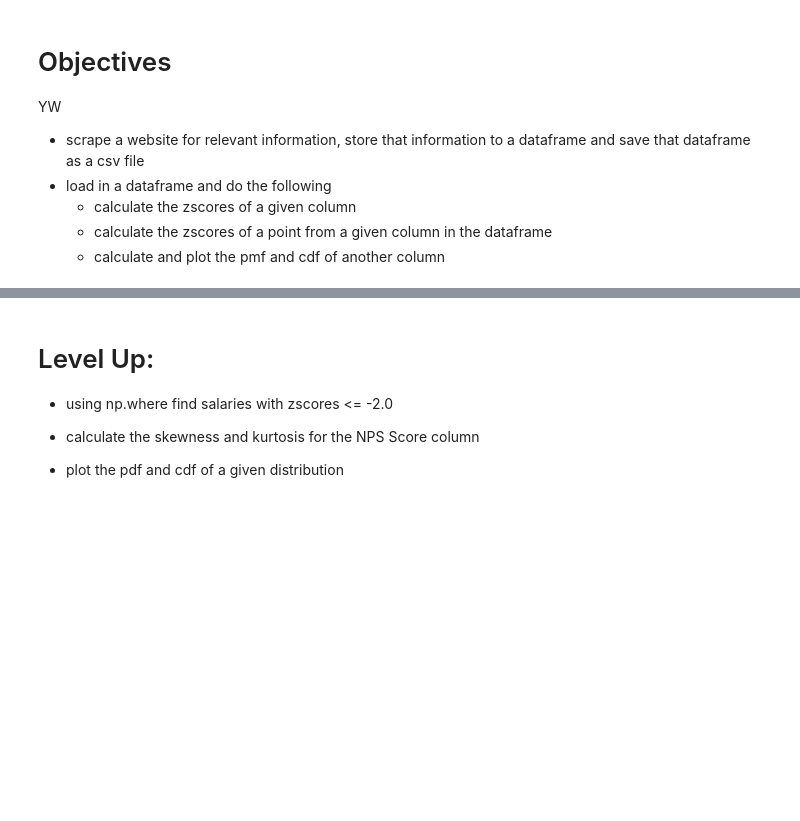
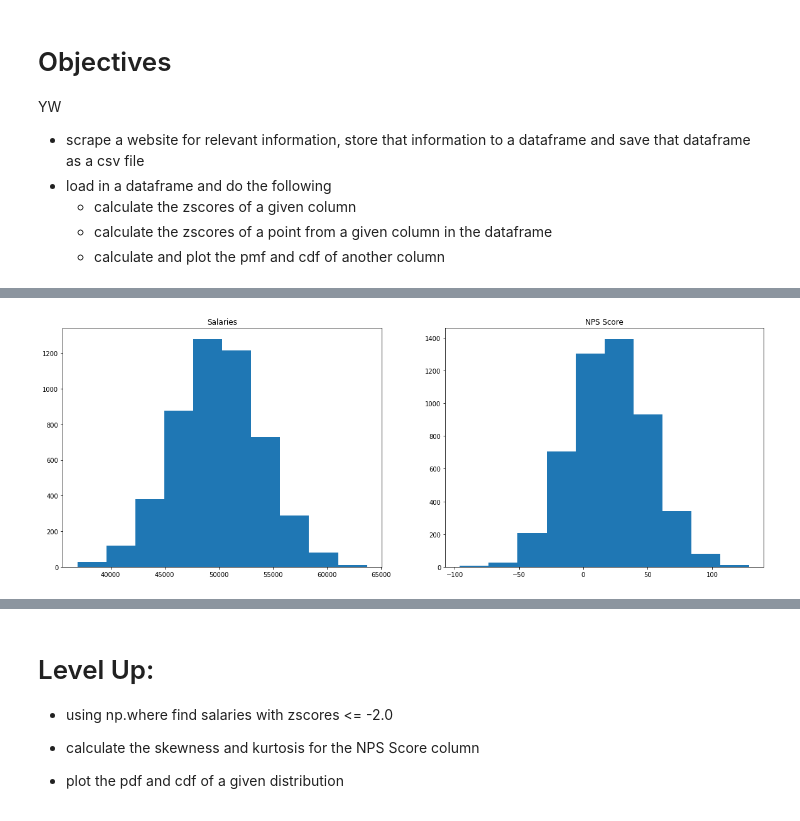
Before and after one commit to adcm2292/topic11-topic13-assessment, a Jupyter notebook: assessment.ipynb, the cells around one changed output, grey strips where cells are left out. Cells and saved outputs as stored; diff of their text form; code cells hidden in the pictures; blank space fills up the shorter version.

Commit message:
part2

```diff
--- a/assessment.ipynb
+++ b/assessment.ipynb
@@ -118,3 +80,6 @@ See below for final result
 <img src="solutions/images/part2_df_preview.png"/>
 # %%
 # load in the dataframe, notice it only contains columns salaries, NPS Score, eventOutcome
+import pandas as pd
+df2 = pd.read_csv('data/part2.csv')
+df2.head()
@@ -121,9 +93,13 @@ See below for final result
-# %%
-def zscores(arr):
-    """
-    write a function that calculates
-    the zscores of a numpy arr, arr.
-    """
-    pass
+# %%
+import numpy as np
+def zscores(arr):
+    mean = arr.mean()
+    std = arr.std()
+    zscores = [(x - mean) / std for x in arr]
+    return zscores
 # %%
 # calculate the zscore for each column and store them as a new column with the names used above
+df2['salaries_zscores'] = zscores(df2['salaries'])
+df2['NPS Score_zscores'] = zscores(df2['NPS Score'])
+df2['eventOutcome_zscores'] = zscores(df2['eventOutcome'])
+df2.head()
@@ -140,0 +120,12 @@ see image below for reference
+# %%
+# plot for raw salaries and NPS Score data goes here
+import matplotlib.pyplot as plt
+%matplotlib inline
+fig, (ax1, ax2) = plt.subplots(1, 2, figsize=(20, 7))
+ax1.hist(df2['salaries'])
+ax2.hist(df2['NPS Score'])
+ax1.set_title('Salaries')
+ax2.set_title('NPS Score')
+plt.show()
+# %% [output]
+[figure, added]
```
Also changed, not shown: parts of 13 cells of this notebook, 5 other files.
